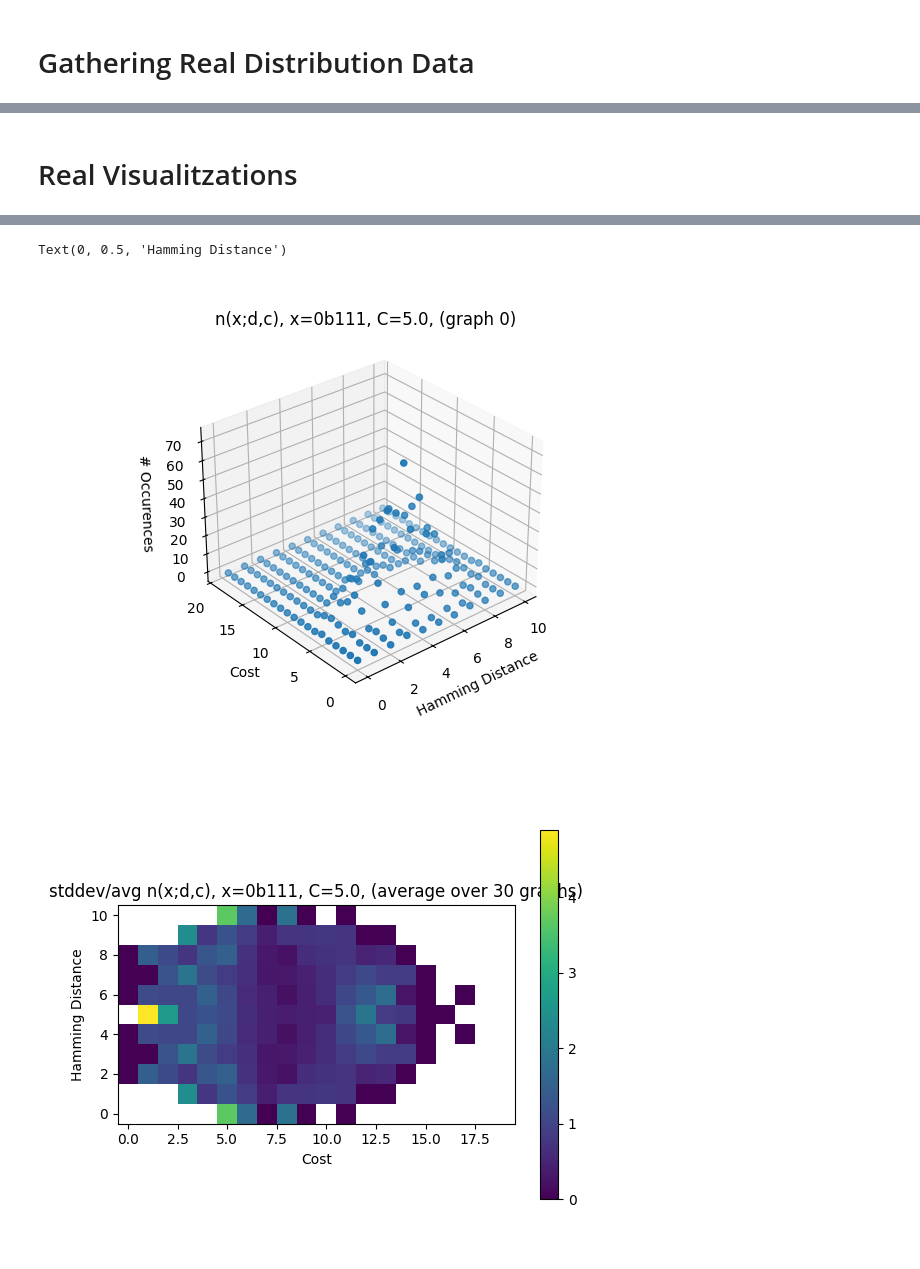
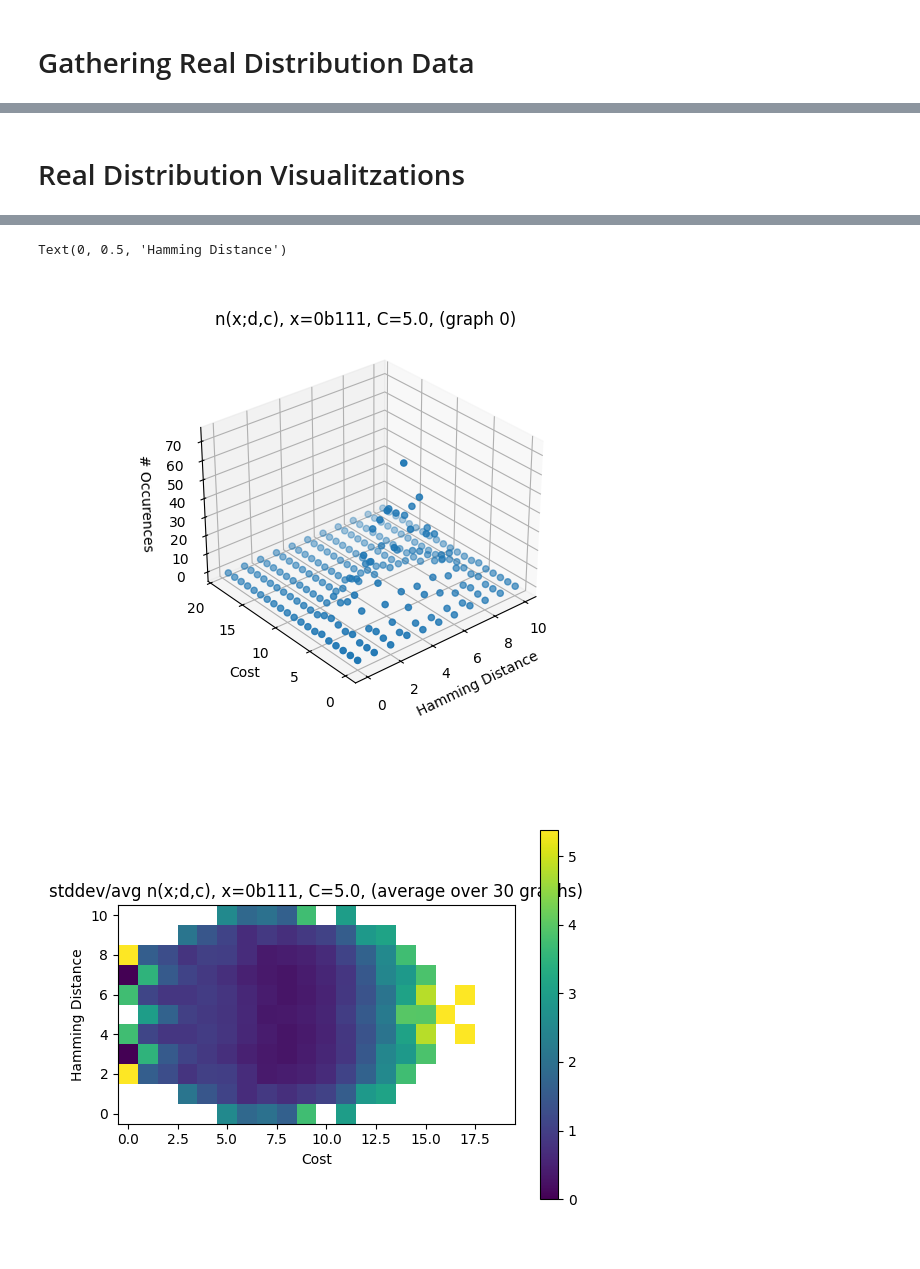
Before and after one commit to jpmorganchase/QOKit, a Jupyter notebook: grips/real_distributions.ipynb, the cells around one changed output, grey strips where cells are left out. Cells and saved outputs as stored; diff of their text form; code cells hidden in the pictures.

```diff
--- a/grips/real_distributions.ipynb
+++ b/grips/real_distributions.ipynb
@@ -1,26 +1,2 @@
 # %% [markdown]
 # Gathering Real Distribution Data
-# %%
-from QAOA_simulator import QAOA_run, get_simulator
-import networkx as nx
-import qokit.maxcut as mc
-import numpy as np
-import matplotlib.pyplot as plt
-
-N = 6
-p = 1
-
-G = nx.erdos_renyi_graph(N, 0.5)
-ising_model = mc.get_maxcut_terms(G)
-sim = get_simulator(N, ising_model)
-init_gamma, init_beta = np.random.rand(2, p)
-# Get the costs using QOKit (can benefit from GPU acceleration)
-costs = sim.get_cost_diagonal()
-
-unique_costs, cost_counts = np.unique(costs, return_counts=True)
-cost_probabilities = cost_counts / 2**N
-
-print(f"Costs: {costs}")
-print(f"# Unique Costs: {unique_costs}")
-print(f"Cost Counts: {cost_counts}")
-print(f"Cost Probabilities: {cost_probabilities}")
@@ -159,35 +173,37 @@ plt.show()
 # %% [markdown]
-# Real Visualitzations
+# Real Distribution Visualitzations
 # %%
 import matplotlib
 import matplotlib.pyplot as plt
 from plot_utils import plot_3d_scatter
 %matplotlib widget
 #%matplotlib inline
 
 #heatmap_real_distribution(real_distribution[0,:,:,:], 0)
 
 xs = np.arange(real_distributions.shape[2])
 ys = np.arange(real_distributions.shape[3])[0:20]
 graph_index = 0
 bitstring = 7
 bitstring_cost = all_costs[graph_index, bitstring]
 plot_3d_scatter(xs, ys, real_distributions[graph_index, bitstring, :, :], f"n(x;d,c), x={bin(bitstring)}, C={bitstring_cost}, (graph {graph_index})", "Hamming Distance", "Cost", "# Occurences")
 
 avg_real_distribution = np.mean(real_distributions, axis=0)
 plot_3d_scatter(xs, ys, avg_real_distribution[bitstring,:,:], f"n(x;d,c), x={bin(bitstring)}, C={bitstring_cost}, (average over {N_random_graphs} graphs)", "Hamming Distance", "Cost", "# Occurences")
 plt.show()
 
-#plot_3d_scatter(xs, ys, stddev_avg_real_distribution[7,:,:], f"stddev/avg n(x;d,c), x={bin(bitstring)}, C={bitstring_cost}, (average over {N_random_graphs} graphs)", "Hamming Distance", "Cost", "Stddev / Avg")
+stddev_real_distribution = np.std(real_distributions, axis=0)
+stddev_avg_real_distribution = stddev_real_distribution / avg_real_distribution
+
 fig = plt.figure()
 ax = fig.add_subplot()
 im = ax.imshow(stddev_avg_real_distribution[bitstring,:,:20], origin="lower")
 fig.colorbar(im, ax=ax)
 ax.set_title(f"stddev/avg n(x;d,c), x={bin(bitstring)}, C={bitstring_cost}, (average over {N_random_graphs} graphs)")
 ax.set_xlabel("Cost")
 ax.set_ylabel("Hamming Distance")
 # %% [output]
 [figure]
 Text(0, 0.5, 'Hamming Distance')
 [figure]
-[figure, old version]
+[figure, new version]
```
Also changed, not shown: parts of 11 cells of this notebook.
